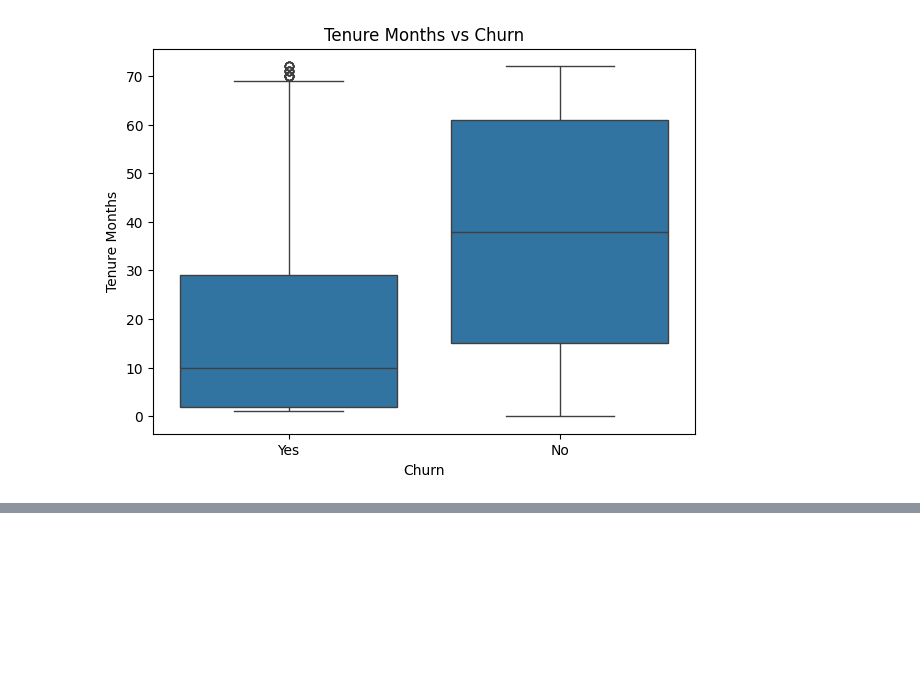
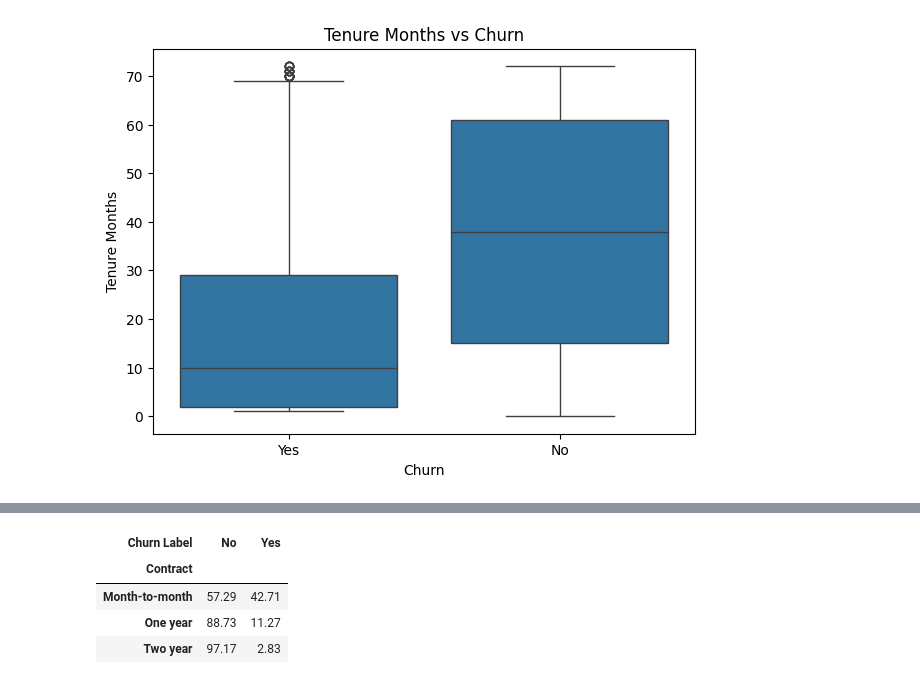
Before and after one commit to Vikasannamareddy/ml-prediction-api, a Jupyter notebook: notebooks/01_eda.ipynb, the cells around one changed output, grey strips where cells are left out. Cells and saved outputs as stored; diff of their text form; code cells hidden in the pictures; blank space fills up the shorter version.

```diff
--- a/notebooks/01_eda.ipynb
+++ b/notebooks/01_eda.ipynb
@@ -346,0 +411,14 @@ plt.show()
+# %%
+contract_churn = pd.crosstab(
+    df_model["Contract"],
+    df_model["Churn Label"],
+    normalize="index"
+) * 100
+
+contract_churn.round(2)
+# %% [output]
+| Churn Label | No | Yes |
+| Contract |  |  |
+| Month-to-month | 57.29 | 42.71 |
+| One year | 88.73 | 11.27 |
+| Two year | 97.17 | 2.83 |
```
Also changed, not shown: parts of 9 cells of this notebook.
